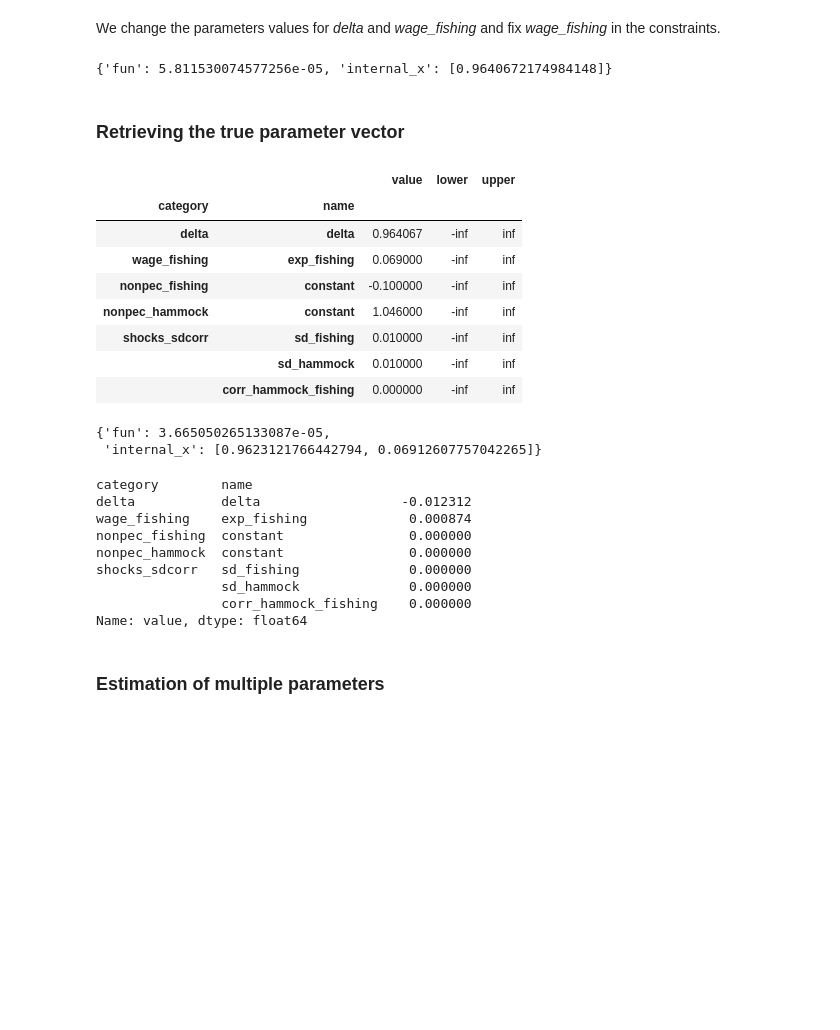
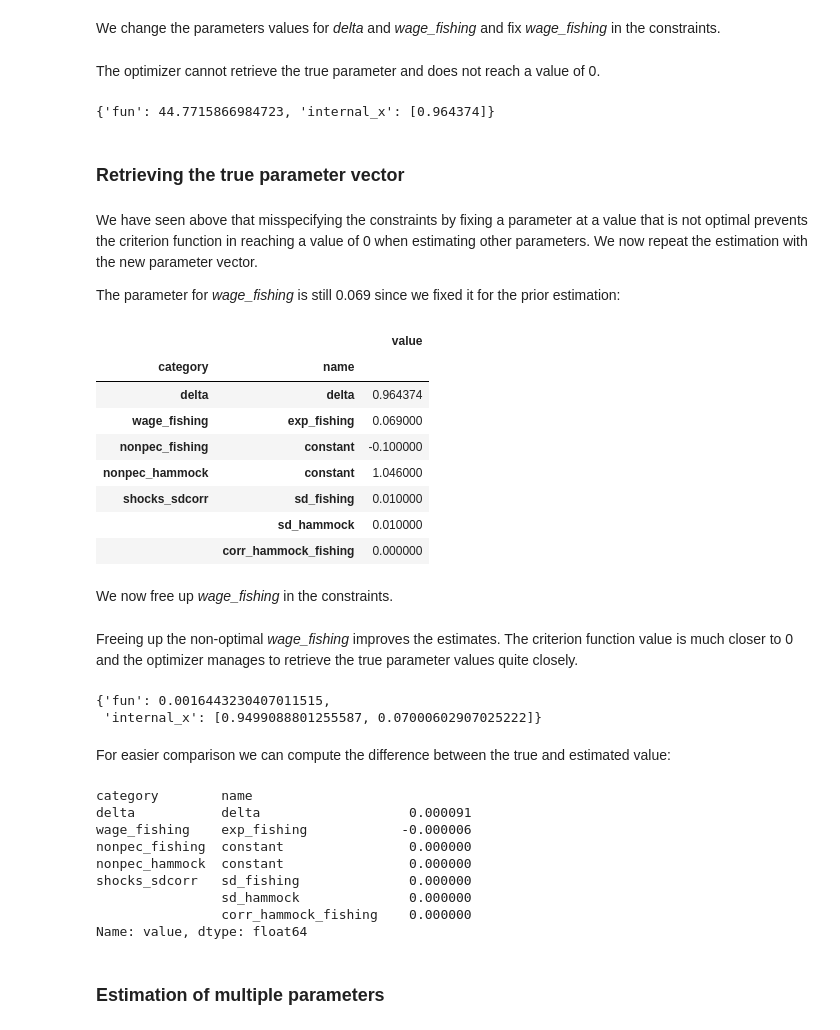
Before and after one commit to OpenSourceEconomics/ekw-lectures, a Jupyter notebook: lectures/99_simulated_method_of_moments/notebook.ipynb, the cells around one changed output. Cells and saved outputs as stored; diff of their text form; code cells hidden in the pictures; blank space fills up the shorter version.

```diff
--- a/lectures/99_simulated_method_of_moments/notebook.ipynb
+++ b/lectures/99_simulated_method_of_moments/notebook.ipynb
@@ -121,4 +123,7 @@ Choice Probabilities
 ## Weighting-Matrix
 # %% [markdown]
 Next we specify a weighting matrix.
+# %%
+# optimal weighting:
+W = get_weighing_matrix(data_obs, choice_options_robinson, 1000, 500)
 # %%
@@ -244,7 +227,7 @@ We have verified above that the criterion function gives a value of 0 for the tr
 # %%
 # Save criterion function arguments in a dictionary to pass onto the optimzer
 criterion_kwargs = dict()
-criterion_kwargs["weighting_matrix"] = identity_matrix
+criterion_kwargs["weighting_matrix"] = W
 criterion_kwargs["options"] = options
 criterion_kwargs["choice_options"] = list(choice_options_robinson)
 criterion_kwargs["moments_obs"] = moments_obs
@@ -373,6 +356,8 @@ constr = [
     {"loc": ("shocks_sdcorr","sd_hammock"), "type": "fixed", "value": 0.01},
     {"loc": ("shocks_sdcorr","corr_hammock_fishing"), "type": "fixed", "value": 0},
 ]
+# %% [markdown]
+The optimizer cannot retrieve the true parameter and does not reach a value of 0.
 # %%
 rslt_wrong_fix = minimize(criterion=evaluate,
                 params=params_cand,
@@ -382,22 +367,29 @@ rslt_wrong_fix = minimize(criterion=evaluate,
                )
 rslt_wrong_fix[0]
 # %% [output]
-{'fun': 5.811530074577256e-05, 'internal_x': [0.9640672174984148]}
+{'fun': 44.7715866984723, 'internal_x': [0.964374]}
 # %% [markdown]
 ### Retrieving the true parameter vector
+# %% [markdown]
+We have seen above that misspecifying the constraints by fixing a parameter at a value that is not optimal prevents the criterion function in reaching a value of 0 when estimating other parameters. We now repeat the estimation with the new parameter vector.
+
+The parameter for *wage_fishing* is still 0.069 since we fixed it for the prior estimation:
 # %%
-params_cand = rslt_wrong_fix[1][['value','lower','upper']]
+params_cand = params_cand.copy()
+params_cand.loc[:,'value'] = rslt_wrong_fix[1][['value']]
 params_cand
 # %% [output]
-|  |  | value | lower | upper |
-| category | name |  |  |  |
-| delta | delta | 0.964067 | -inf | inf |
-| wage_fishing | exp_fishing | 0.069000 | -inf | inf |
-| nonpec_fishing | constant | -0.100000 | -inf | inf |
-| nonpec_hammock | constant | 1.046000 | -inf | inf |
-| shocks_sdcorr | sd_fishing | 0.010000 | -inf | inf |
-|  | sd_hammock | 0.010000 | -inf | inf |
-|  | corr_hammock_fishing | 0.000000 | -inf | inf |
+|  |  | value |
+| category | name |  |
+| delta | delta | 0.964374 |
+| wage_fishing | exp_fishing | 0.069000 |
+| nonpec_fishing | constant | -0.100000 |
+| nonpec_hammock | constant | 1.046000 |
+| shocks_sdcorr | sd_fishing | 0.010000 |
+|  | sd_hammock | 0.010000 |
+|  | corr_hammock_fishing | 0.000000 |
+# %% [markdown]
+We now free up *wage_fishing* in the constraints.
 # %%
 # Hold all values except the changed parameter fixed
 constr = [
@@ -410,6 +402,8 @@ constr = [
     {"loc": ("shocks_sdcorr","sd_hammock"), "type": "fixed", "value": 0.01},
     {"loc": ("shocks_sdcorr","corr_hammock_fishing"), "type": "fixed", "value": 0},
 ]
+# %% [markdown]
+Freeing up the non-optimal *wage_fishing* improves the estimates. The criterion function value is much closer to 0 and the optimizer manages to retrieve the true parameter values quite closely.
 # %%
 rslt_unfix = minimize(criterion=evaluate,
                 params=params_cand,
@@ -419,15 +413,17 @@ rslt_unfix = minimize(criterion=evaluate,
                )
 rslt_unfix[0]
 # %% [output]
-{'fun': 3.665050265133087e-05,
- 'internal_x': [0.9623121766442794, 0.06912607757042265]}
+{'fun': 0.0016443230407011515,
+ 'internal_x': [0.9499088801255587, 0.07000602907025222]}
+# %% [markdown]
+For easier comparison we can compute the difference between the true and estimated value:
 # %%
 deviation = params_true['value'] - rslt_unfix[1]['value']
 deviation
 # %% [output]
 category        name
-delta           delta                  -0.012312
-wage_fishing    exp_fishing             0.000874
+delta           delta                   0.000091
+wage_fishing    exp_fishing            -0.000006
 nonpec_fishing  constant                0.000000
 nonpec_hammock  constant                0.000000
 shocks_sdcorr   sd_fishing              0.000000
```
Also changed, not shown: parts of 15 cells of this notebook, 4 other files.
